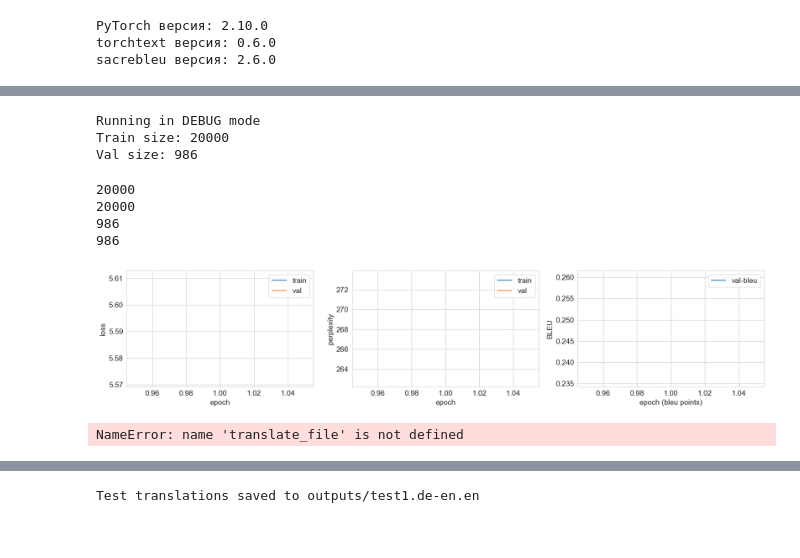
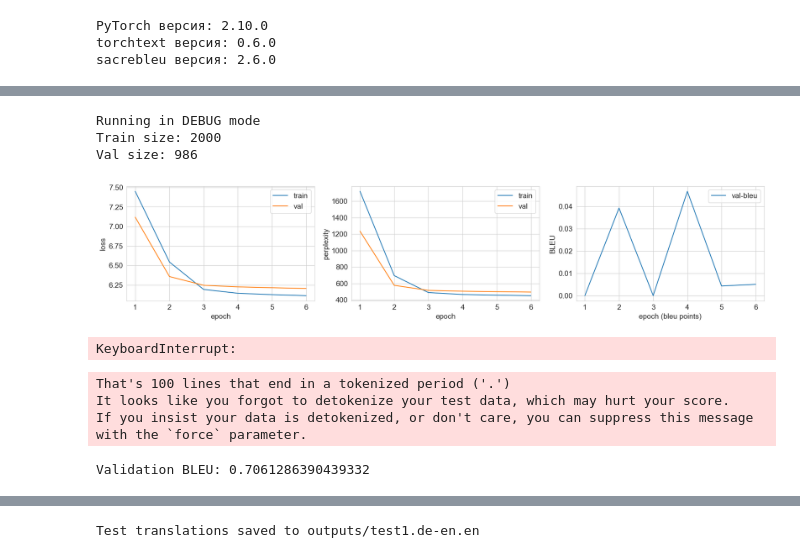
Before and after one commit to andreykil/dl-bhw-2, a Jupyter notebook: main.ipynb, the cells around one changed output, grey strips where cells are left out. Saved outputs shown, nothing was run; the diff lists cells and outputs as text; code cells hidden in the pictures.

```diff
--- a/main.ipynb
+++ b/main.ipynb
@@ -52,13 +70,15 @@ BATCH_SIZE = 64
 train_ds = TranslationDataset(
     "train.de-en.de",
     "train.de-en.en",
-    "sentencepiece.model"
+    "sentencepiece.model",
+    DATA_DIR
 )
 
 val_ds = TranslationDataset(
     "val.de-en.de",
     "val.de-en.en",
-    "sentencepiece.model"
+    "sentencepiece.model",
+    DATA_DIR
 )
 
 PAD = train_ds.PAD
@@ -95,7 +115,7 @@ val_loader = DataLoader(
 # %%
 # обрезка датасета для быстрого тестирования
 DEBUG = True
-DEBUG_SAMPLES = 20000
+DEBUG_SAMPLES = 2000
 
 if DEBUG:
     train_ds.src_lines = train_ds.src_lines[:DEBUG_SAMPLES]
@@ -106,27 +126,18 @@ if DEBUG:
     print("Val size:", len(val_ds))
 # %% [output]
 Running in DEBUG mode
-Train size: 20000
+Train size: 2000
 Val size: 986
-# %%
-print(len(train_ds.src_lines))
-print(len(train_ds.tgt_lines))
-print(len(val_ds.src_lines))
-print(len(val_ds.tgt_lines))
-# %% [output]
-20000
-20000
-986
-986
 # %%
 # параметры обучения
+NUM_EPOCHS = 50
 
 device = torch.device("cuda" if torch.cuda.is_available() else "mps" if torch.backends.mps.is_available() else "cpu")
 
 model = Seq2Seq(
     vocab_size,
-    emb_size=128,
-    hidden_size=256,
+    emb_size=256,
+    hidden_size=512,
     n_layers=2,
     dropout=0.3,
     pad_idx=PAD
@@ -145,36 +156,37 @@ model.apply(init_weights)
 
 optimizer = torch.optim.Adam(model.parameters(), lr=5e-4, weight_decay=1e-6)
 
-scheduler = torch.optim.lr_scheduler.ReduceLROnPlateau(
+scheduler = torch.optim.lr_scheduler.OneCycleLR(
     optimizer,
-    mode='min',
-    factor=0.5,
-    patience=2
+    max_lr=1e-3,
+    epochs=NUM_EPOCHS,
+    steps_per_epoch=len(train_loader),
+    pct_start=0.1,
+    anneal_strategy='cos'
 )
 
-criterion = nn.CrossEntropyLoss(ignore_index=PAD)
-
-NUM_EPOCHS = 50
+criterion = nn.CrossEntropyLoss(ignore_index=PAD, label_smoothing=0.15)
 # %%
 train_losses, val_losses, train_ppls, val_ppls, val_bleus = train(
     model=model,
     optimizer=optimizer,
     scheduler=scheduler,
     criterion=criterion,
     train_loader=train_loader,
     val_loader=val_loader,
     pad_idx=PAD,
-    num_epochs=10,
-    val_dataset=val_ds,            # required for BLEU
+    num_epochs=NUM_EPOCHS,
+    val_dataset=val_ds,
     max_decoding_len=50,
     detokenize_fn=None,
     bleu_every=1,
     tmp_val_out="outputs/val_predictions.en",
     device=device,
     plot=True
 )
 # %% [output]
-[figure, old version]
+[figure, new version]
+KeyboardInterrupt:
 # %%
 # BLEU на валидации
 
@@ -197,5 +209,8 @@ val_pred = open(VAL_OUTPUT_PATH, encoding="utf-8").read().splitlines()
 bleu = sacrebleu.corpus_bleu(val_pred, [val_ref])
 print("Validation BLEU:", bleu.score)
 # %% [output]
-NameError: name 'translate_file' is not defined
+That's 100 lines that end in a tokenized period ('.')
+It looks like you forgot to detokenize your test data, which may hurt your score.
+If you insist your data is detokenized, or don't care, you can suppress this message with the `force` parameter.
+Validation BLEU: 0.7061286390439332
 # %%
```
Also changed, not shown: parts of 3 cells of this notebook, 3 other files.
